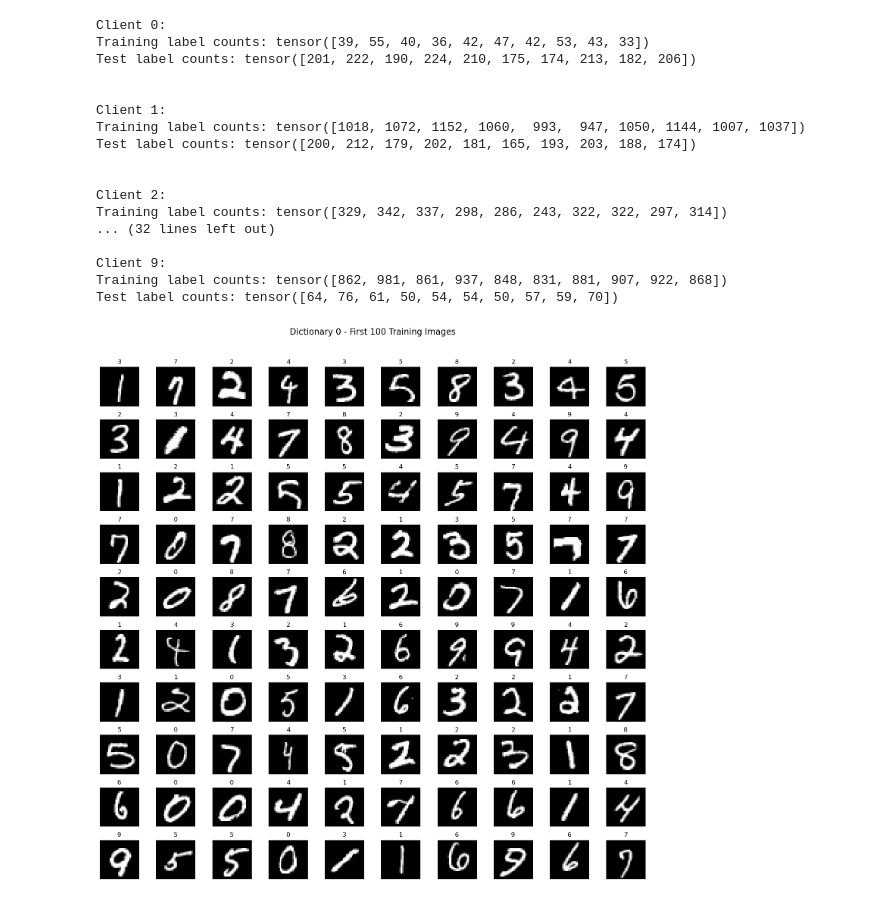
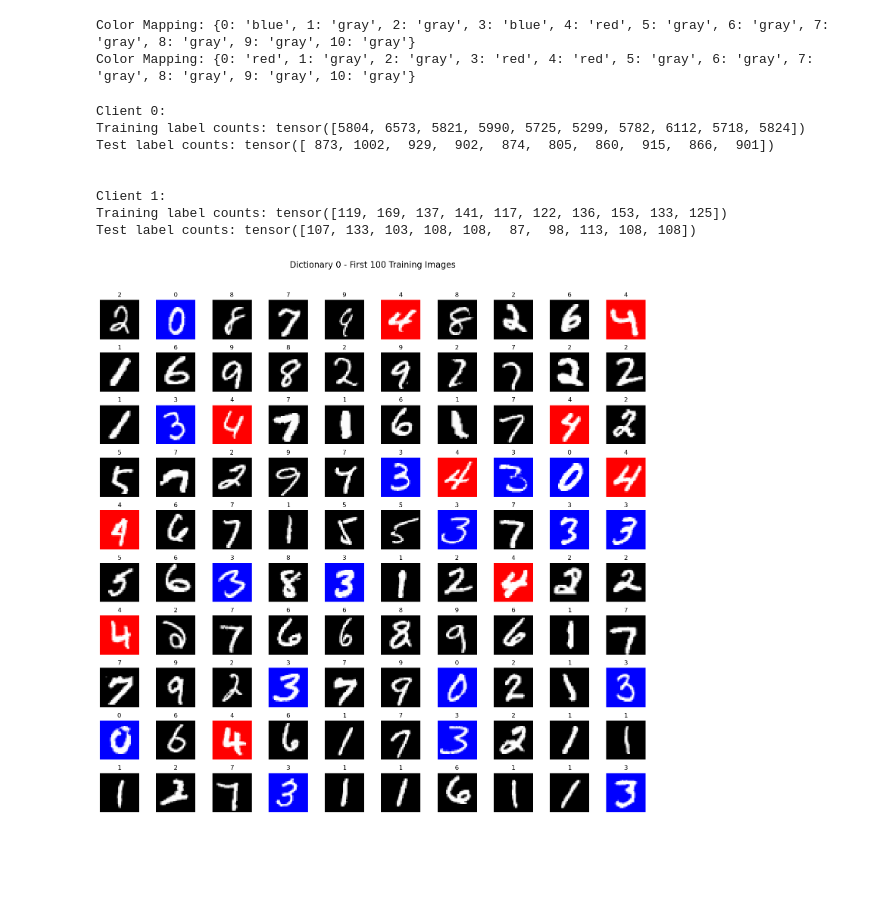
Before and after one commit to alfredoLimo/cfl_maggio, a Jupyter notebook: test0530.ipynb, the cells around one changed output. Cells and saved outputs as stored; diff of their text form; code cells hidden in the pictures; blank space fills up the shorter version.

Commit message:
add split_label_condition_skew

```diff
--- a/test0530.ipynb
+++ b/test0530.ipynb
@@ -1211,21 +1478,21 @@ Client 10 - Label Mapping: {1: 1, 2: 2, 3: 3}
+# %%
+rearranged_data = split_label_condition_skew_unbalanced(
+    train_features, train_labels, test_features, test_labels,
+    client_number=2, set_rotation=False, rotations=4, set_color=True, colors=2,
+    random_mode=True, rotated_label_number=1, colored_label_number=3,std_dev=9,verbose=True
+)
+# %% [output]
+Color Mapping: {0: 'blue', 1: 'gray', 2: 'gray', 3: 'blue', 4: 'red', 5: 'gray', 6: 'gray', 7: 'gray', 8: 'gray', 9: 'gray', 10: 'gray'}
+Color Mapping: {0: 'red', 1: 'gray', 2: 'gray', 3: 'red', 4: 'red', 5: 'gray', 6: 'gray', 7: 'gray', 8: 'gray', 9: 'gray', 10: 'gray'}
 # %%
-draw_split_statistic(rearranged_data, plot_indices=[0])
+draw_split_statistic(rearranged_data, plot_indices=[0,1])
 # %% [output]
 Client 0:
-Training label counts: tensor([39, 55, 40, 36, 42, 47, 42, 53, 43, 33])
-Test label counts: tensor([201, 222, 190, 224, 210, 175, 174, 213, 182, 206])
+Training label counts: tensor([5804, 6573, 5821, 5990, 5725, 5299, 5782, 6112, 5718, 5824])
+Test label counts: tensor([ 873, 1002,  929,  902,  874,  805,  860,  915,  866,  901])
 
 
 Client 1:
-Training label counts: tensor([1018, 1072, 1152, 1060,  993,  947, 1050, 1144, 1007, 1037])
-Test label counts: tensor([200, 212, 179, 202, 181, 165, 193, 203, 188, 174])
-
-
-Client 2:
-Training label counts: tensor([329, 342, 337, 298, 286, 243, 322, 322, 297, 314])
-... (32 lines left out)
-
-Client 9:
-Training label counts: tensor([862, 981, 861, 937, 848, 831, 881, 907, 922, 868])
-Test label counts: tensor([64, 76, 61, 50, 54, 54, 50, 57, 59, 70])
+Training label counts: tensor([119, 169, 137, 141, 117, 122, 136, 153, 133, 125])
+Test label counts: tensor([107, 133, 103, 108, 108,  87,  98, 113, 108, 108])
-[figure, old version]
+[figure, new version]
```
Also changed, not shown: parts of 4 cells of this notebook, 1 other file.
